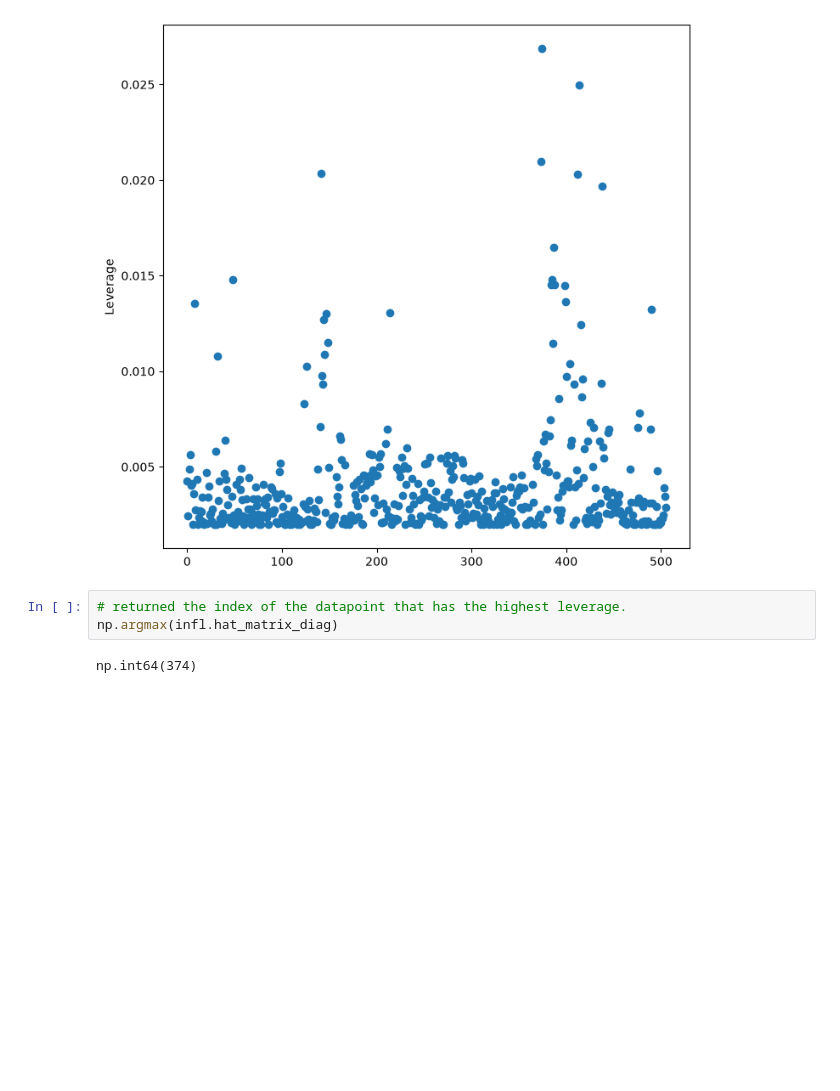
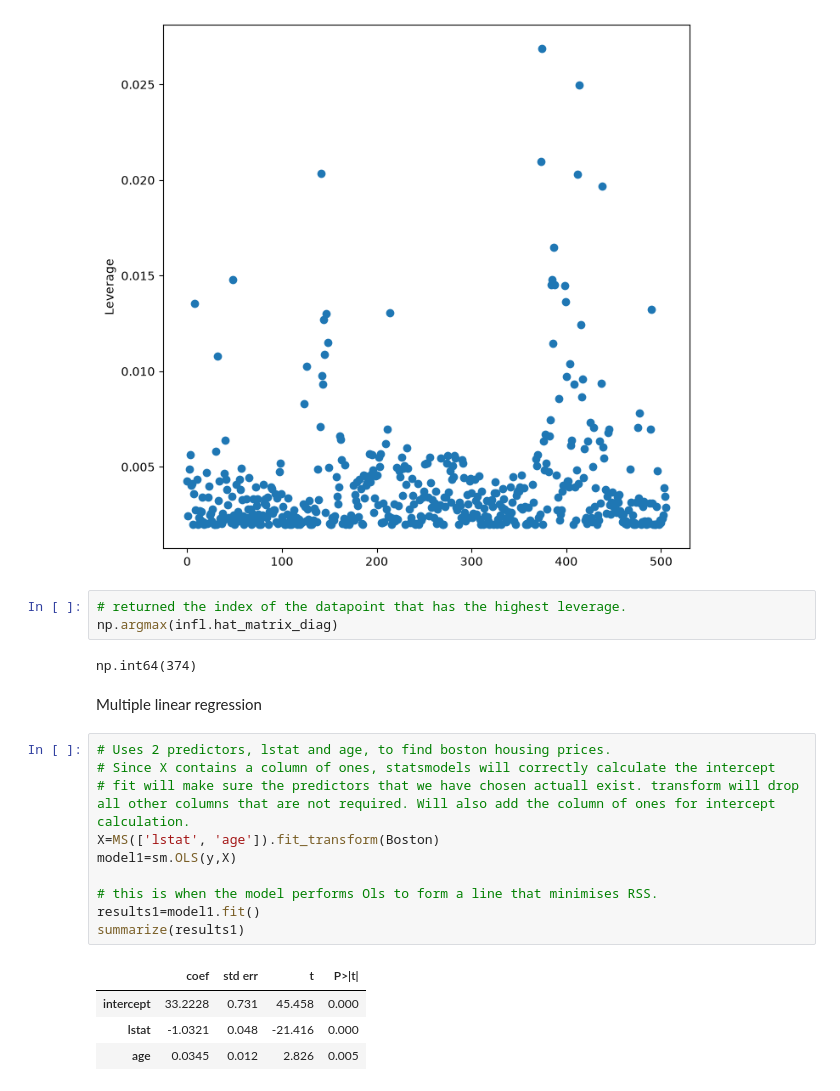
Before and after one commit to Mussab157/ISLP, a Jupyter notebook: Chapter3/ch3_lab.ipynb, the cells around one changed output. Drawn from its saved outputs; the diff is of its cells as text; blank space fills up the shorter version.

```diff
--- a/Chapter3/ch3_lab.ipynb
+++ b/Chapter3/ch3_lab.ipynb
@@ -226,3 +228,20 @@ Text(0, 0.5, 'Leverage')
 np.argmax(infl.hat_matrix_diag)
 # %% [output]
 np.int64(374)
+# %% [markdown]
+Multiple linear regression
+# %%
+# Uses 2 predictors, lstat and age, to find boston housing prices.
+# Since X contains a column of ones, statsmodels will correctly calculate the intercept
+# fit will make sure the predictors that we have chosen actuall exist. transform will drop all other columns that are not required. Will also add the column of ones for intercept calculation.
+X=MS(['lstat', 'age']).fit_transform(Boston)
+model1=sm.OLS(y,X)
+
+# this is when the model performs Ols to form a line that minimises RSS.
+results1=model1.fit()
+summarize(results1)
+# %% [output]
+|  | coef | std err | t | P>|t| |
+| intercept | 33.2228 | 0.731 | 45.458 | 0.000 |
+| lstat | -1.0321 | 0.048 | -21.416 | 0.000 |
+| age | 0.0345 | 0.012 | 2.826 | 0.005 |
```
Also changed, not shown: parts of 7 cells of this notebook.
